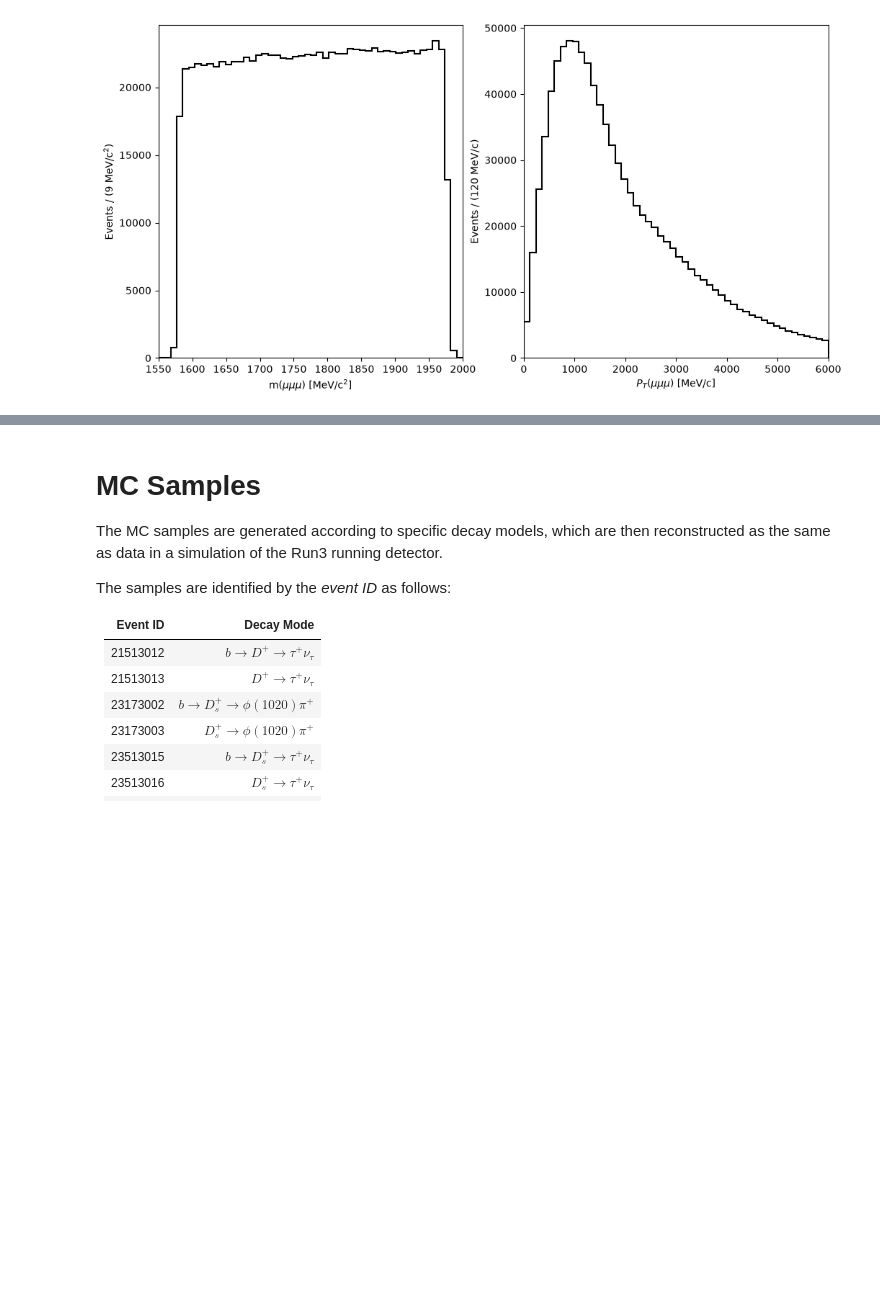
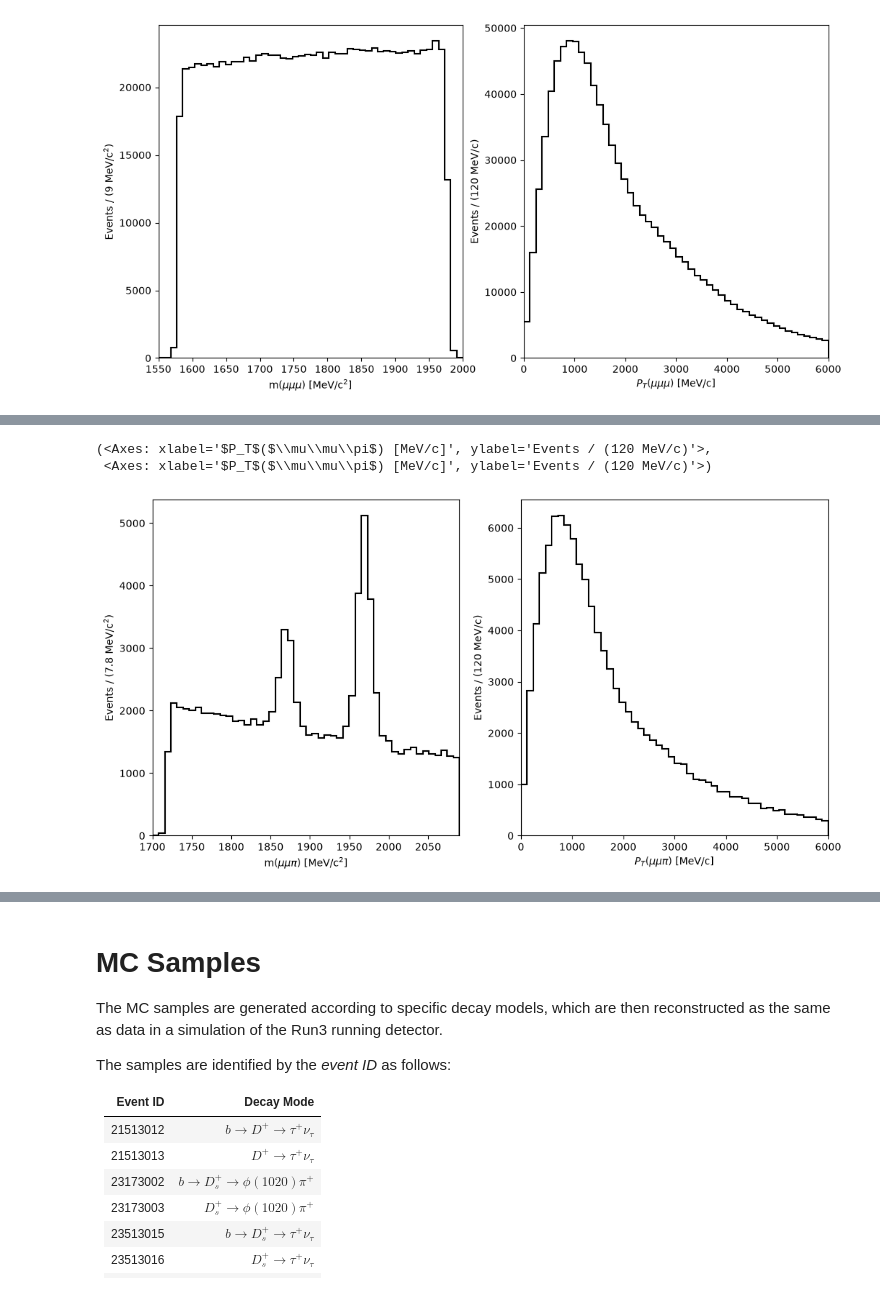
Before and after one commit to lhcb-bicocca/tesi_impicciche, a Jupyter notebook: notebooks/data_sample.ipynb, the cells around one changed output, grey strips where cells are left out. Cells and saved outputs as stored; diff of their text form; code cells hidden in the pictures; blank space fills up the shorter version.

```diff
--- a/notebooks/data_sample.ipynb
+++ b/notebooks/data_sample.ipynb
@@ -95,0 +145,4 @@ plot_hist(df.Tau_PT, bins=50, range=(0, 6000), name=r'$P_T$($\mu\mu\mu$)', unit=
+# %%
+variables_to_plot_Ds = ['Ds_M', 'Ds_PT']
+df_Ds = data['Ds2PhiPi/DecayTree'].arrays(variables_to_plot_Ds, library="pd")
+print(df_Ds)
@@ -95,0 +164,9 @@ plot_hist(df.Tau_PT, bins=50, range=(0, 6000), name=r'$P_T$($\mu\mu\mu$)', unit=
+# %%
+fig, ax = plt.subplots(1, 2, figsize=(12, 6))
+plot_hist(df_Ds.Ds_M, bins=50, range=(1700, 2090), name=r'm($\mu\mu\pi$)', unit=r'MeV/c$^2$', ax=ax[0])
+# Ds has mass=1968 -> second peak
+plot_hist(df_Ds.Ds_PT, bins=50, range=(0, 6000), name=r'$P_T$($\mu\mu\pi$)', unit=r'MeV/c', ax=ax[1])
+# %% [output]
+(<Axes: xlabel='$P_T$($\\mu\\mu\\pi$) [MeV/c]', ylabel='Events / (120 MeV/c)'>,
+ <Axes: xlabel='$P_T$($\\mu\\mu\\pi$) [MeV/c]', ylabel='Events / (120 MeV/c)'>)
+[figure, added]
```
Also changed, not shown: parts of 18 cells of this notebook.
